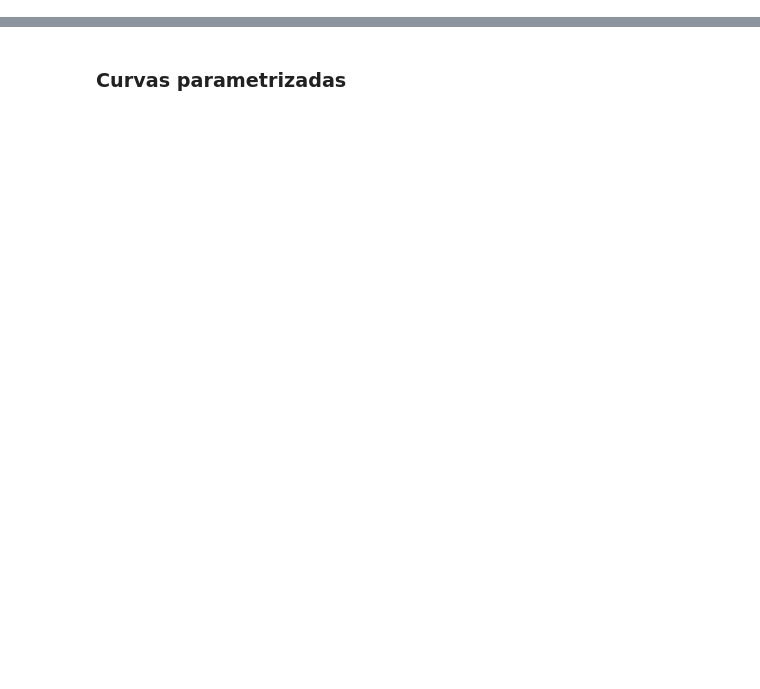
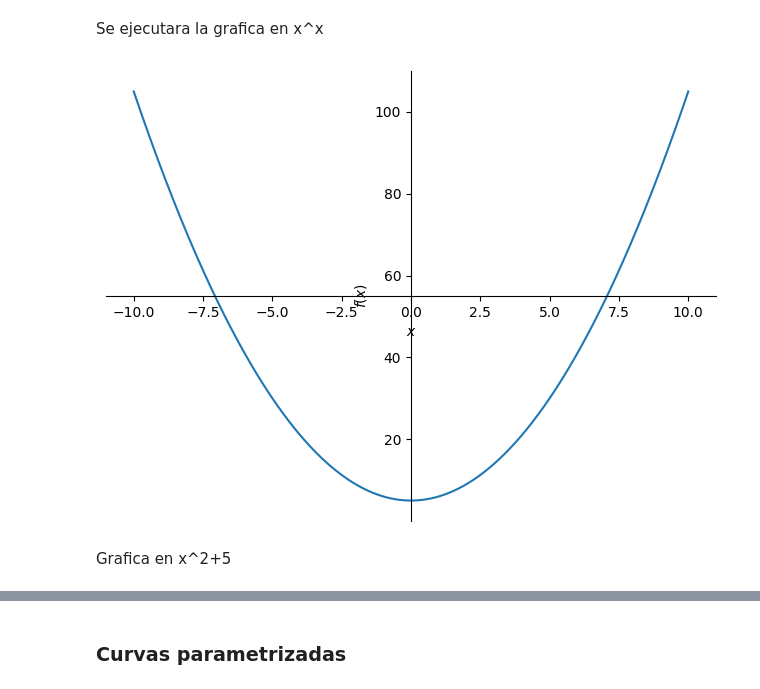
Before and after one commit to Mauricio-Fragoso-Mendoza/Ecuaciones-Diferenciales-Parciales-I, a Jupyter notebook: Graficas_Sympy.ipynb, the cells around one changed output, grey strips where cells are left out. Saved outputs shown, nothing was run; the diff lists cells and outputs as text; code cells hidden in the pictures; blank space fills up the shorter version.

```diff
--- a/Graficas_Sympy.ipynb
+++ b/Graficas_Sympy.ipynb
@@ -7,5 +9,13 @@ c1=plotting.plot(x*x)
+# %% [markdown]
+Se ejecutara la grafica en x^x
 # %%
 cl=plotting.plot(x*x,show=False)
 c2=plotting.plot(x**3,show=False)
+# %%
+c3=plotting.plot(x**2+5)
+# %% [output]
+[figure, added]
+# %% [markdown]
+Grafica en x^2+5
 # %%
 c1 #Indica qué es y en qué espacio de memoria está
```
Also changed, not shown: parts of 40 cells of this notebook.
